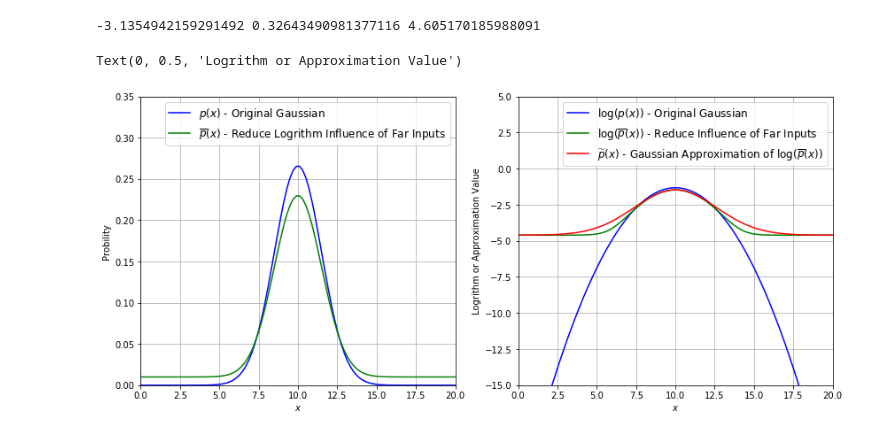
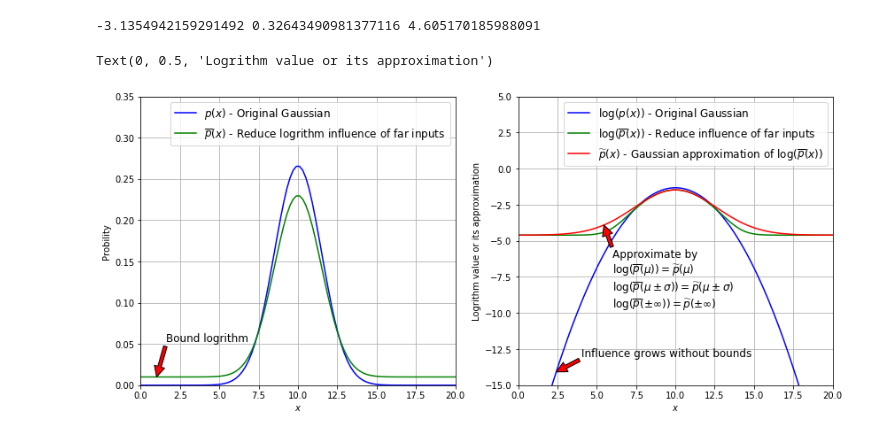
Before and after one commit to HuaTsai/Normal-Vector-NDT, a Jupyter notebook: src/sndt_exec/scripts/Normal Distribution.ipynb, the cells around one changed output. Cells and saved outputs as stored; diff of their text form; code cells hidden in the pictures.

```diff
--- a/src/sndt_exec/scripts/Normal Distribution.ipynb
+++ b/src/sndt_exec/scripts/Normal Distribution.ipynb
@@ -13,37 +13,46 @@ def tildep(x, mean, std, c1, c2):
     d1 = -log(c1 + c2) - d3
     d2 = -2 * log((-log(c1 * exp(-0.5) + c2) - d3) / d1)
     print(d1, d2, d3)
     return [-d1 * exp(-0.5 * d2 * ((i - mean) / std) ** 2) - d3 for i in x]
 
 fig = plt.figure(figsize=(14, 6))
 x_min, x_max = 0, 20
 ax = fig.add_subplot(121)
 mean, std = 10.0, 1.5
 c1, c2 = 0.22, 0.01
 x = np.linspace(x_min, x_max, 100)
 y = scipy.stats.norm.pdf(x, mean, std)
 y2 = linep(x, mean, std, c1, c2)
 ax.plot(x, y, 'b', label='$p(x)$ - Original Gaussian')
-ax.plot(x, y2, 'g', label='$\overline{p}(x)$ - Reduce Logrithm Influence of Far Inputs')
+ax.plot(x, y2, 'g', label='$\overline{p}(x)$ - Reduce logrithm influence of far inputs')
+ax.annotate('Bound logrithm', xy=(x[5], y2[5]), size=12,
+            xytext=(0.08, 0.15), textcoords='axes fraction', arrowprops=dict(facecolor='red'))
 ax.grid()
 ax.legend(fontsize=12)
 ax.set_xlim(x_min, x_max)
 ax.set_ylim(0, 0.35)
 ax.set_xlabel('$x$')
 ax.set_ylabel('Probility')
 
 ax = fig.add_subplot(122)
-ax.plot(x, [log(i) for i in y], 'b', label=r'$\log(p(x))$ - Original Gaussian')
-ax.plot(x, [log(i) for i in y2], 'g', label=r'$\log(\overline{p}(x))$ - Reduce Influence of Far Inputs')
+ax.plot(x, [log(i) for i in y], 'b', label='$\log(p(x))$ - Original Gaussian')
+ax.plot(x, [log(i) for i in y2], 'g', label='$\log(\overline{p}(x))$ - Reduce influence of far inputs')
+ax.annotate('Influence grows without bounds', xy=(x[12], log(y[12])), size=12,
+            xytext=(0.2, 0.1), textcoords='axes fraction', arrowprops=dict(facecolor='red'))
 y3 = tildep(x, mean, std, c1, c2)
-ax.plot(x, y3, 'r', label=r'$\widetilde{p}(x)$ - Gaussian Approximation of $\log(\overline{p}(x))$')
+ax.plot(x, y3, 'r', label='$\widetilde{p}(x)$ - Gaussian approximation of $\log(\overline{p}(x))$')
+ax.annotate('Approximate by\n'
+            '$\log(\overline{p}(\mu))=\widetilde{p}(\mu)$\n'
+            '$\log(\overline{p}(\mu\pm\sigma))=\widetilde{p}(\mu\pm\sigma)$\n'
+            '$\log(\overline{p}(\pm\infty))=\widetilde{p}(\pm\infty)$', xy=(x[27], y3[27]), size=12,
+            xytext=(0.3, 0.27), textcoords='axes fraction', arrowprops=dict(facecolor='red'))
 ax.grid()
 ax.legend(fontsize=12)
 ax.set_xlim(x_min, x_max)
 ax.set_ylim(-15, 5)
 ax.set_xlabel('$x$')
-ax.set_ylabel('Logrithm or Approximation Value')
+ax.set_ylabel('Logrithm value or its approximation')
 # %% [output]
 -3.1354942159291492 0.32643490981377116 4.605170185988091
-Text(0, 0.5, 'Logrithm or Approximation Value')
+Text(0, 0.5, 'Logrithm value or its approximation')
-[figure, old version]
+[figure, new version]
```
Also changed, not shown: parts of 6 cells of this notebook, 16 other files.
